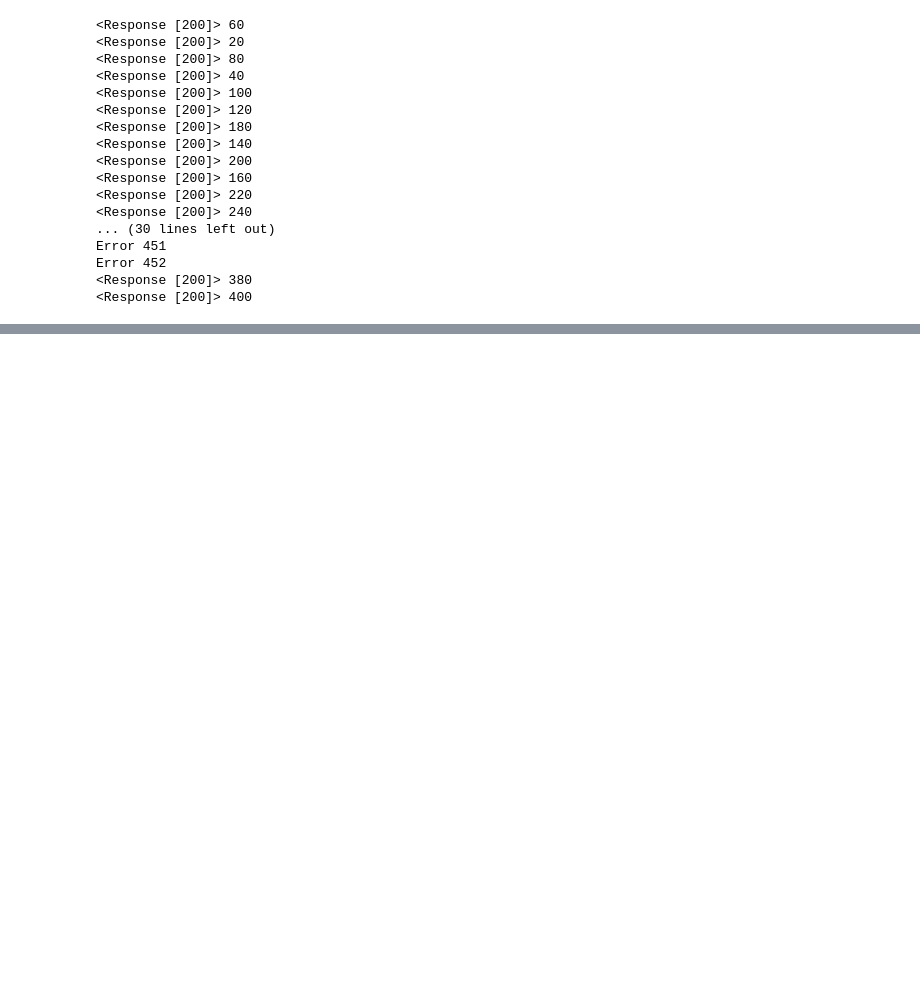
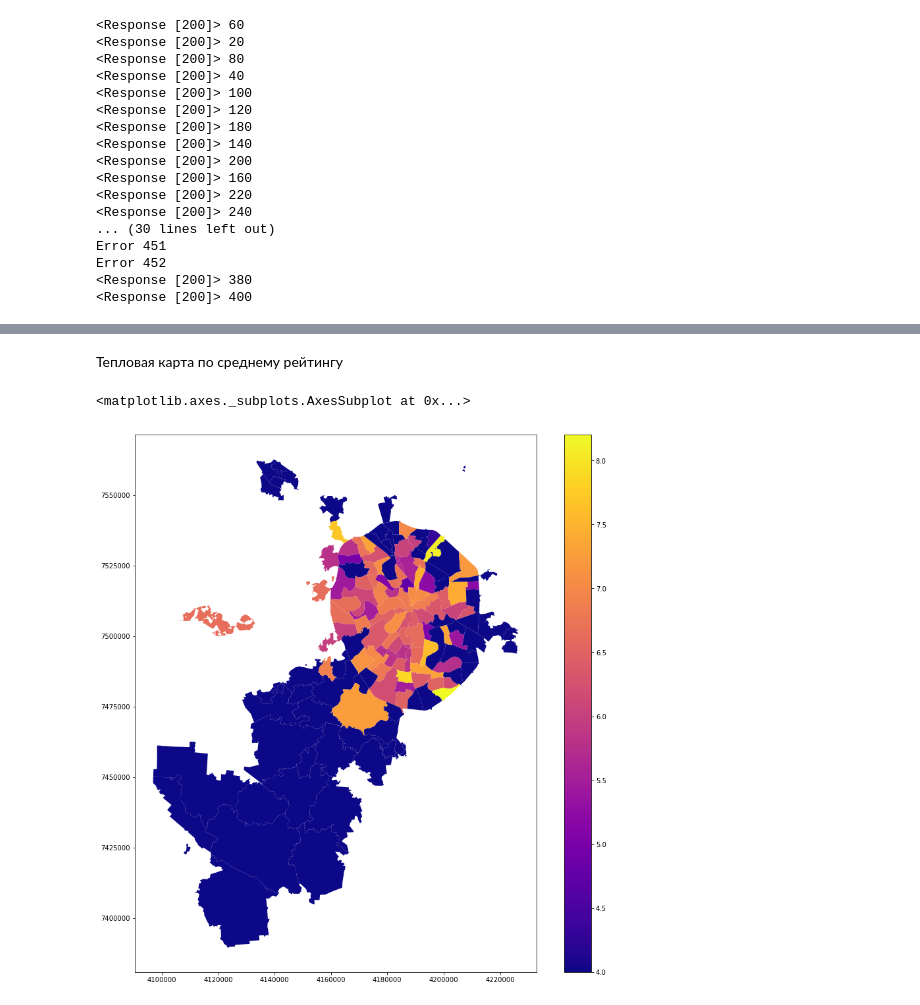
Before and after one commit to bolychevanton/TechSphere, a Jupyter notebook: ProjectViz/Parsing_afisha.ipynb, the cells around one changed output, grey strips where cells are left out. Cells and saved outputs as stored; diff of their text form; code cells hidden in the pictures; blank space fills up the shorter version.

```diff
--- a/ProjectViz/Parsing_afisha.ipynb
+++ b/ProjectViz/Parsing_afisha.ipynb
@@ -181,0 +248,8 @@ OSError: no such file or directory: 'Users/anton/Downloads/demography/demography
+# %% [markdown]
+Тепловая карта по среднему рейтингу
+# %%
+mo_gdf_wm = mo_gdf_joined.to_crs({'init' :'epsg:3857'}) #непосредственно преобразование проекции
+mo_gdf_wm.plot(column = "Rating", linewidth=0.5, cmap='plasma', legend = True, figsize=[15,15])
+# %% [output]
+<matplotlib.axes._subplots.AxesSubplot at 0x...>
+[figure, added]
```
Also changed, not shown: parts of 32 cells of this notebook, 1 other file.
